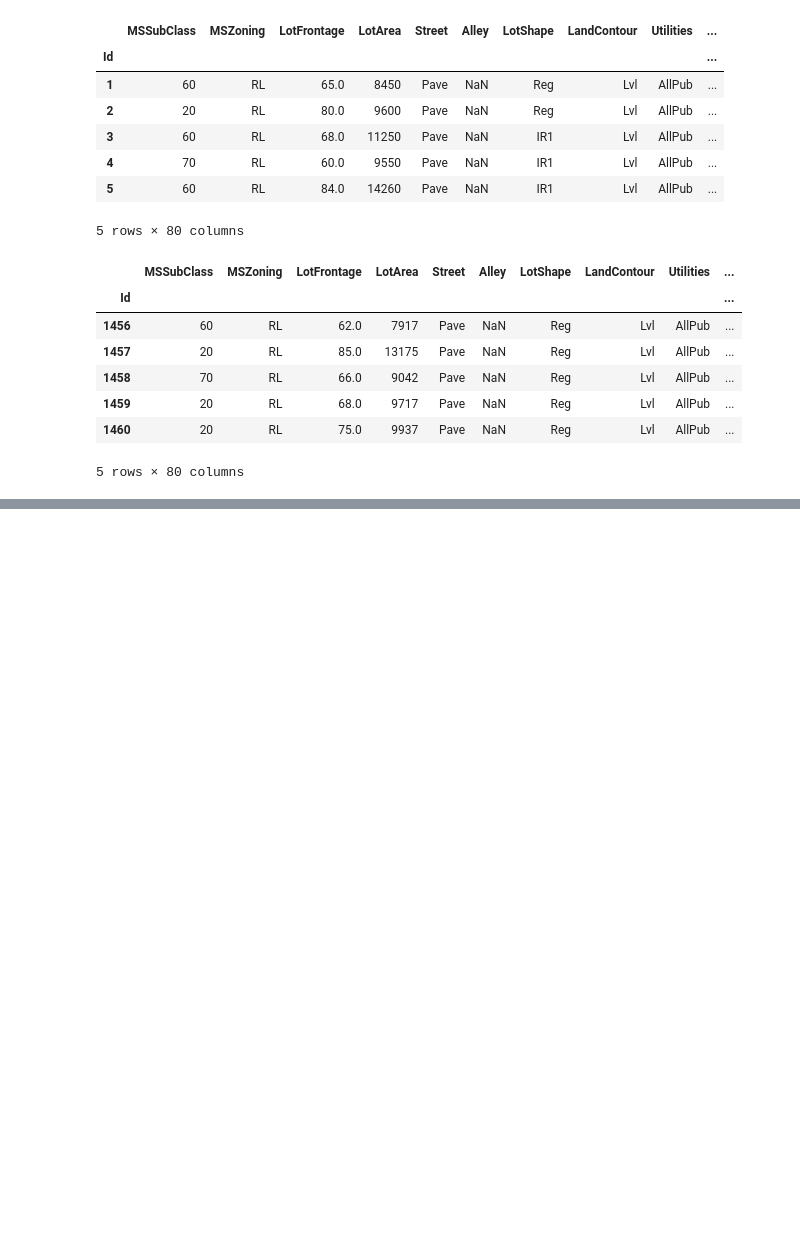
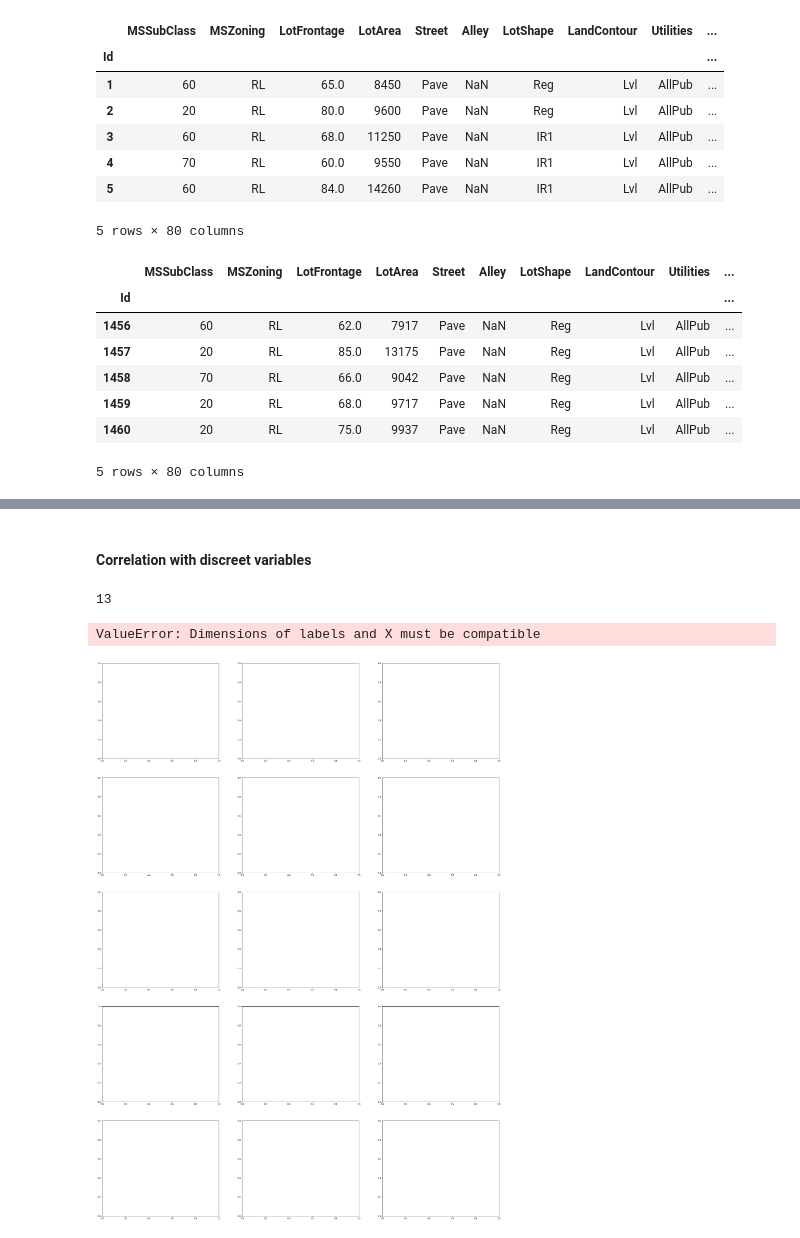
Before and after one commit to chirlas24/kaggle_HousingPricePredictor, a Jupyter notebook: HouseRate_GRN.ipynb, the cells around one changed output, grey strips where cells are left out. Saved outputs shown, nothing was run; the diff lists cells and outputs as text; code cells hidden in the pictures; blank space fills up the shorter version.

```diff
--- a/HouseRate_GRN.ipynb
+++ b/HouseRate_GRN.ipynb
@@ -32,0 +193,22 @@ train_data.tail(5)
+# %% [markdown]
+#### Correlation with discreet variables
+# %%
+num_features_dis = [
+ 'MSSubClass'
+, 'OverallQual'
+, 'OverallCond'
+, 'BsmtFullBath'
+, 'BsmtHalfBath'
+, 'FullBath'
+, 'HalfBath'
+, 'BedroomAbvGr'
+, 'KitchenAbvGr'
+, 'TotRmsAbvGrd'
+, 'Fireplaces'
+, 'GarageCars'
+, 'MoSold'
+]
+# %%
+len(num_features_dis)
+# %% [output]
+13
@@ -32,0 +217,23 @@ train_data.tail(5)
+# %%
+fig, ax = plt.subplots(5, 3, figsize=(35,50))
+
+for i, feature in enumerate(num_features_dis):
+    if i < 3:
+        ax[0, i].boxplot(train_data['SalePrice'], vert=True, patch_artist=True, labels=train_data[feature])
+        ax[0, i].set_title(feature, fontsize=20)
+#     if i < 6 and i >= 3:
+#         ax[1, i-3].sns.boxplot(x=feature, y="SalePrice", data=data)
+#         ax[1, i-3].set_title(feature, fontsize=20)
+#     if i < 9 and i >= 6:
+#         ax[2, i-6].sns.boxplot(x=feature, y="SalePrice", data=data)
+#         ax[2, i-6].set_title(feature, fontsize=20)
+#     if i < 12 and i >= 9:
+#         ax[3, i-9].sns.boxplot(x=feature, y="SalePrice", data=data)
+#         ax[3, i-9].set_title(feature, fontsize=20)
+#     if i < 15 and i >= 12:
+#         ax[4, i-12].sns.boxplot(x=feature, y="SalePrice", data=data)
+#         ax[4, i-12].set_title(feature, fontsize=20)
+# ;
+# %% [output]
+ValueError: Dimensions of labels and X must be compatible
+[figure, added]
```
Also changed, not shown: parts of 14 cells of this notebook, 1 other file.
